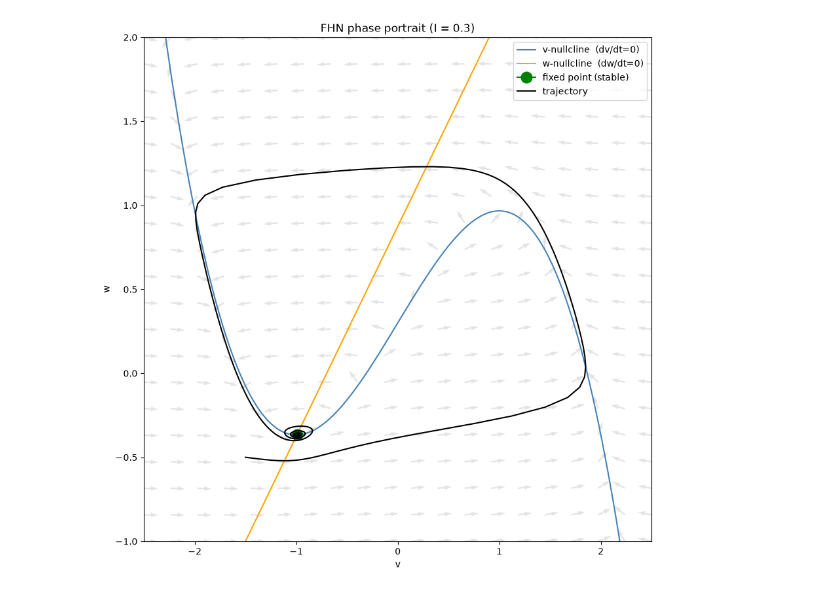
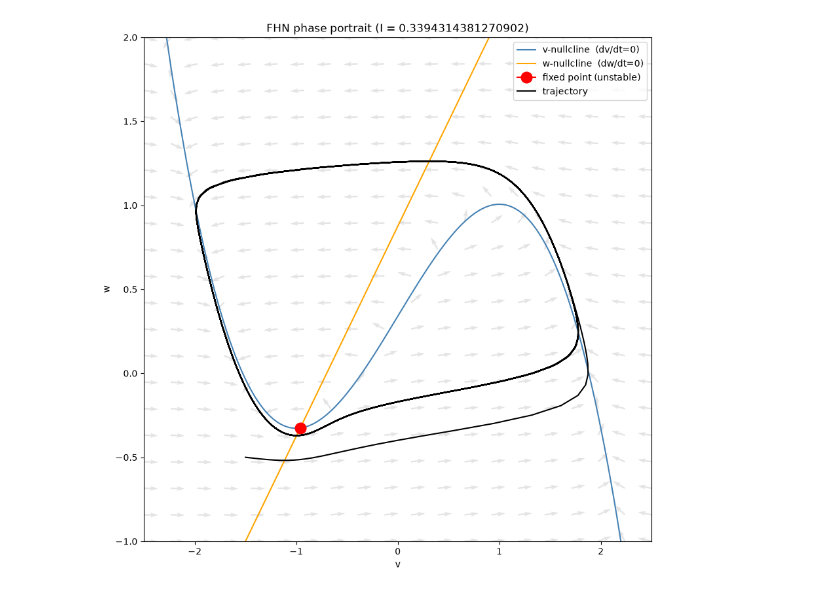
Before and after one commit to bzhu-neuro/hodgkin-huxley-neuron, a Jupyter notebook: notebooks/phase-plane.ipynb, the cells around one changed output. Cells and saved outputs as stored; diff of their text form; code cells hidden in the pictures.

```diff
--- a/notebooks/phase-plane.ipynb
+++ b/notebooks/phase-plane.ipynb
@@ -257,9 +257,13 @@ def rk4_integrate(deriv_func, state0, t_array):
     return states
 # %%
 # Section 3: Plots
+# -----------------------------------------------------------------------
+# FIGURE 1: Phase portrait at a fixed, subthreshold-ish current
+# -----------------------------------------------------------------------
+
 import matplotlib.pyplot as plt
 
-I_fixed = 0.3
+I_fixed = value_of_change[0] + 0.01
 v = np.linspace(-2.5,2.5,500 )
 t_array = np.linspace(0,300,1000)
 
@@ -267,32 +271,32 @@ v_grid, w_grid = np.meshgrid(np.linspace(-2.5,2.5,20),np.linspace(-1.0,2.0,20))
 derivatives = fhn_derivatives((v_grid, w_grid),v,lambda x: I_fixed)
 magnitude = np.sqrt(derivatives[0]**2 + derivatives[1]**2)
 
 fixedpoint = find_fixed_point(I_fixed, a=A_DEFAULT, b=B_DEFAULT)
 eigenvalues = jacobian_eigenvalues(fixedpoint[0], a=A_DEFAULT, b=B_DEFAULT, eps=EPS_DEFAULT)
 
 deriv_func = lambda state,t: fhn_derivatives( state,  t, lambda t: I_fixed, a=A_DEFAULT, b=B_DEFAULT, eps=EPS_DEFAULT)
 results = rk4_integrate(deriv_func, (-1.5,-0.5), t_array)
 
 fig, ax = plt.subplots(1,1, figsize = (10,10))
 
 ax.plot(v, v_nullcline(v, I_fixed), color='steelblue', label='v-nullcline  (dv/dt=0)')
 ax.plot(v, w_nullcline(v), color='orange', label='w-nullcline  (dw/dt=0)')
 
 if eigenvalues[0].real < 0 and eigenvalues[1].real < 0:
     ax.plot(fixedpoint[0], fixedpoint[1], marker='o', markersize=12, color='green', label='fixed point (stable)')
 else:
     ax.plot(fixedpoint[0], fixedpoint[1], marker='o', markersize=12, color='red', label='fixed point (unstable)')
 
 ax.plot(results[:, 0], results[:, 1], color='black', label='trajectory')
 
 ax.quiver(v_grid, w_grid, derivatives[0]/magnitude, derivatives[1]/magnitude, color='lightgray', alpha = 0.6)
-ax.set_title("FHN phase portrait (I = 0.3)")
+ax.set_title("FHN phase portrait (I = " + str(I_fixed) + ")")
 ax.set_xlabel("v")
 ax.set_ylabel("w")
 ax.set_ylim((-1,2))
 ax.set_xlim((-2.5,2.5))
 ax.legend()
 
 plt.show()
 # %% [output]
-[figure, old version]
+[figure, new version]
```
Also changed, not shown: parts of 2 cells of this notebook, 12 other files.
